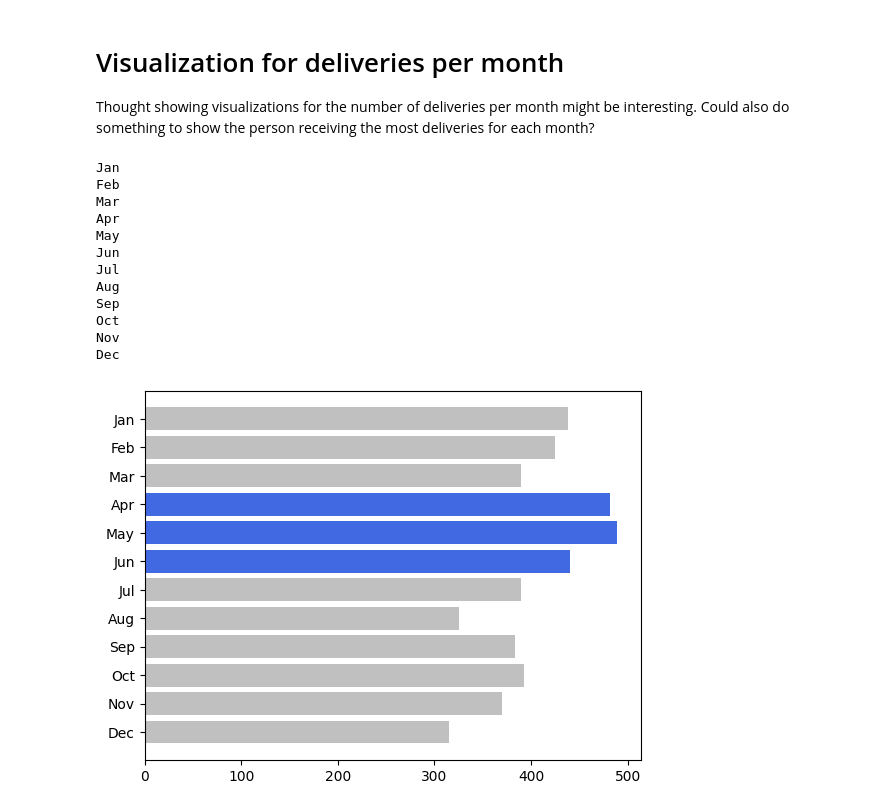
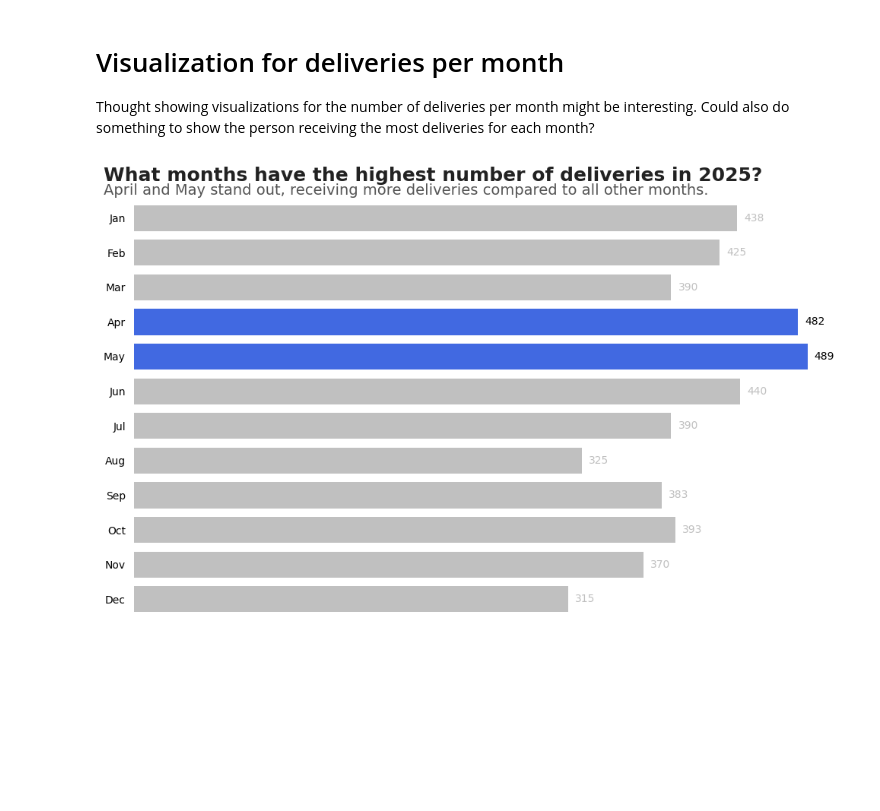
Before and after one commit to jonathonbuhler/Pantry-To-Porch, a Jupyter notebook: LeoStuff/DeliveriesPerMonth.ipynb, the cells around one changed output. Saved outputs shown, nothing was run; the diff lists cells and outputs as text; code cells hidden in the pictures; blank space fills up the shorter version.

Commit message:
Finished monthly delivery count visual

```diff
--- a/LeoStuff/DeliveriesPerMonth.ipynb
+++ b/LeoStuff/DeliveriesPerMonth.ipynb
@@ -6,46 +6,52 @@ Could also do something to show the person receiving the most deliveries for eac
 import pandas as pd
 from MonthEnum import Date
 import matplotlib.pyplot as plt
 
 
 df = pd.read_csv("../Data/PantrytoPorchData2025.csv")
 df = df[["Date"]]
 
 temp_dict = {}
 
 for row in df.itertuples():
     date_num = int(row.Date.split("/")[0])
     cur_date = Date(date_num).name
 
     if cur_date not in temp_dict:
         temp_dict[cur_date] = 1
 
     else:
         temp_dict[cur_date] += 1
 
 month_deliveries = pd.DataFrame.from_dict(temp_dict, orient='index', columns=['Total Deliveries'])
 month_deliveries.index.name = 'Month'
 month_deliveries = month_deliveries.reset_index()
 
-fig, ax = plt.subplots()
-target_months = ["Apr", "May", "Jun"]
+fig, ax = plt.subplots(figsize=(10, 6))
+target_months = ["Apr", "May"]
 for row in month_deliveries.itertuples():
     cur_month = row[1]
-    ax.barh(cur_month, row[2], color = "royalblue" if cur_month in target_months else "silver")
+    num_deliveries = row[2]
+    if cur_month in target_months:
+        ax.barh(cur_month, num_deliveries, color = "royalblue", height = 0.75)
+        ax.text(num_deliveries + 5, row.Index, num_deliveries, va="center")
+    else:
+        ax.barh(cur_month, num_deliveries, color = "silver", height = 0.75)
+        ax.text(num_deliveries + 5, row.Index, num_deliveries, va="center", color = "silver")
+
 ax.invert_yaxis()
+ax.spines[["left", "top", "right", "bottom"]].set_visible(False)
+ax.tick_params("both", length = 0, labelsize = 10, pad = 8)
+ax.set_xticklabels([])
+ax.set_ylim(11.5, -1) # I don't know why its -1. I was trying to remove the extra white space at the bottom.
 
+
+main = "What months have the highest number of deliveries in 2025?"
+sub = "April and May stand out, receiving more deliveries compared to all other months."
+fig.text(0.015, 0.98, main, ha="left", fontsize=18, color="#222222", weight="bold") # Main
+fig.text(0.015, 0.95, sub, ha="left", fontsize=14, color="#555555") # Sub
+
+plt.tight_layout()
 plt.show()
 # %% [output]
-Jan
-Feb
-Mar
-Apr
-May
-Jun
-Jul
-Aug
-Sep
-Oct
-Nov
-Dec
-[figure, old version]
+[figure, new version]
```
